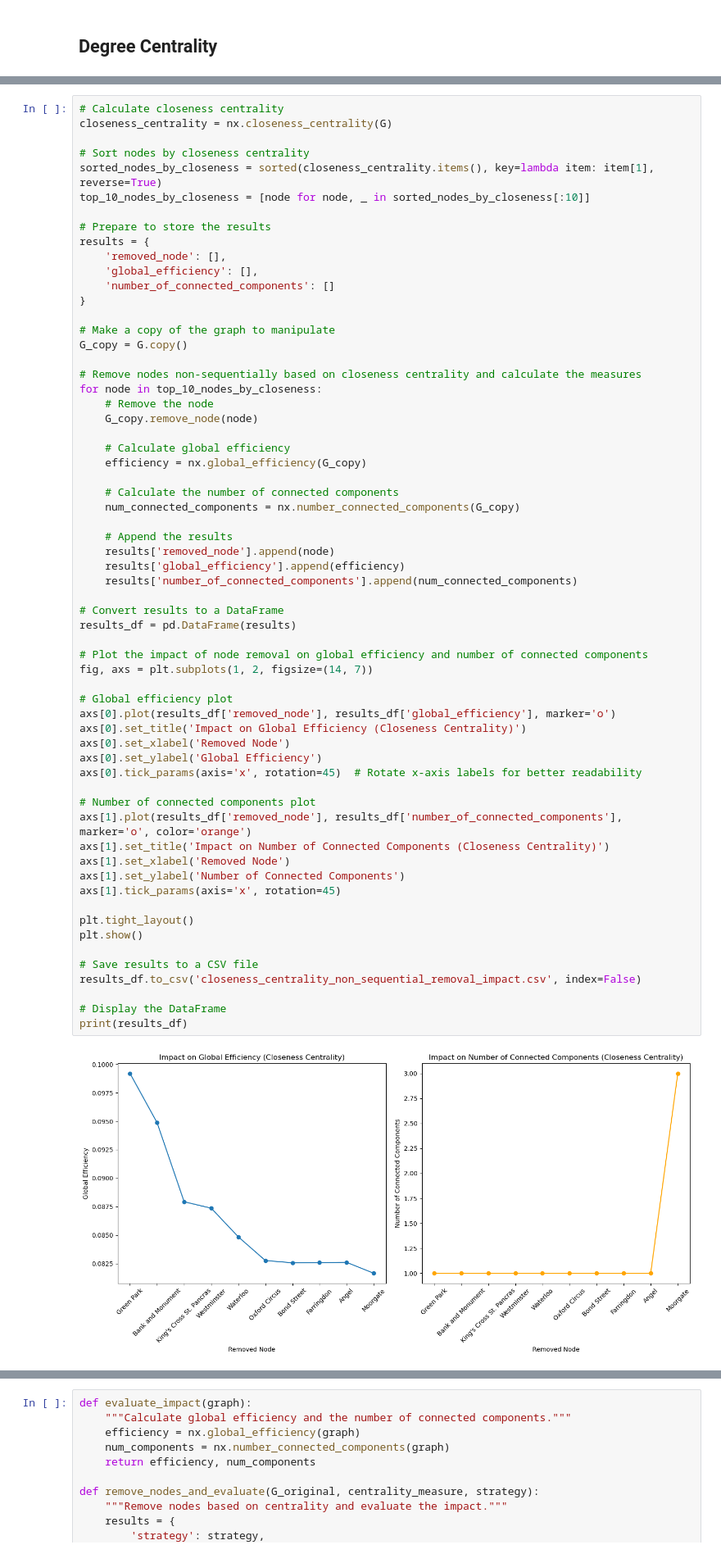
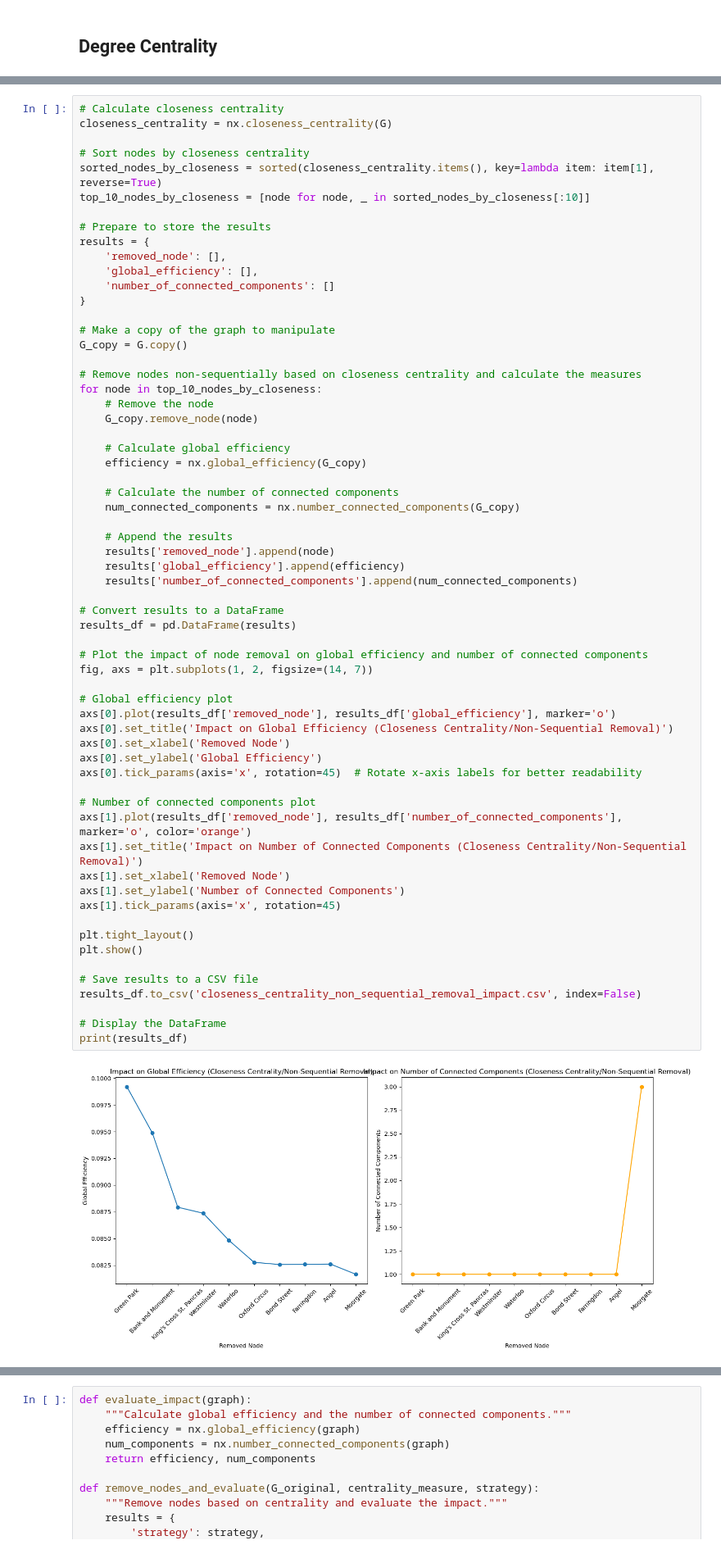
Before and after one commit to gordenleee/Urban_Simulation_Assessment, a Jupyter notebook: Part1.ipynb, the cells around one changed output, grey strips where cells are left out. Shown at 82% size. Saved outputs shown, nothing was run; the diff lists cells and outputs as text.

```diff
--- a/Part1.ipynb
+++ b/Part1.ipynb
@@ -712,36 +712,36 @@ for node in top_10_nodes_by_closeness:
     results['global_efficiency'].append(efficiency)
     results['number_of_connected_components'].append(num_connected_components)
 
 # Convert results to a DataFrame
 results_df = pd.DataFrame(results)
 
 # Plot the impact of node removal on global efficiency and number of connected components
 fig, axs = plt.subplots(1, 2, figsize=(14, 7))
 
 # Global efficiency plot
 axs[0].plot(results_df['removed_node'], results_df['global_efficiency'], marker='o')
-axs[0].set_title('Impact on Global Efficiency (Closeness Centrality)')
+axs[0].set_title('Impact on Global Efficiency (Closeness Centrality/Non-Sequential Removal)')
 axs[0].set_xlabel('Removed Node')
 axs[0].set_ylabel('Global Efficiency')
 axs[0].tick_params(axis='x', rotation=45)  # Rotate x-axis labels for better readability
 
 # Number of connected components plot
 axs[1].plot(results_df['removed_node'], results_df['number_of_connected_components'], marker='o', color='orange')
-axs[1].set_title('Impact on Number of Connected Components (Closeness Centrality)')
+axs[1].set_title('Impact on Number of Connected Components (Closeness Centrality/Non-Sequential Removal)')
 axs[1].set_xlabel('Removed Node')
 axs[1].set_ylabel('Number of Connected Components')
 axs[1].tick_params(axis='x', rotation=45)
 
 plt.tight_layout()
 plt.show()
 
 # Save results to a CSV file
 results_df.to_csv('closeness_centrality_non_sequential_removal_impact.csv', index=False)
 
 # Display the DataFrame
 print(results_df)
 # %% [output]
-[figure, old version]
+[figure, new version]
                removed_node  global_efficiency  number_of_connected_components
 0                Green Park           0.099190                               1
 1         Bank and Monument           0.094872                               1
```
Also changed, not shown: parts of 28 cells of this notebook.
